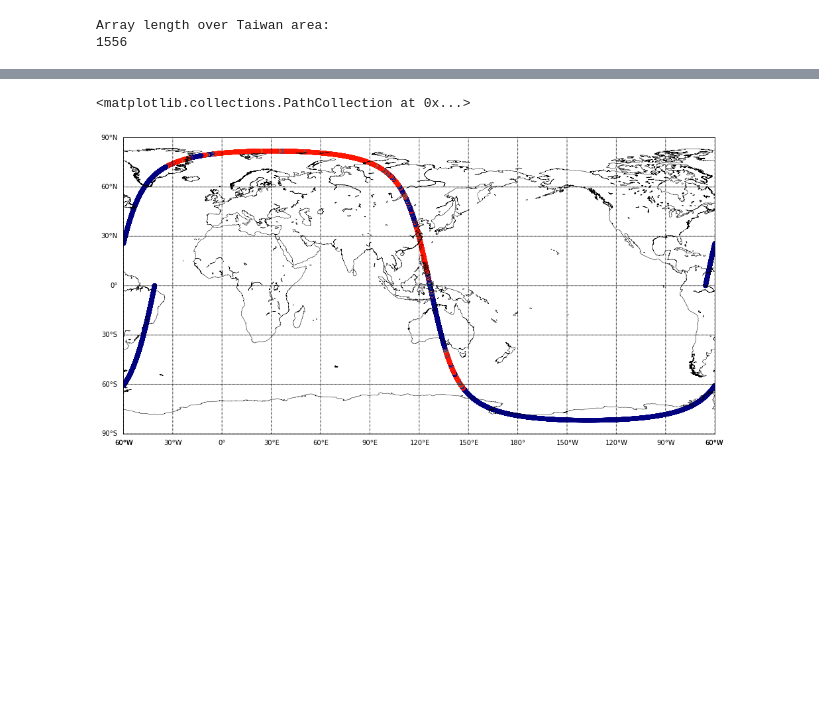
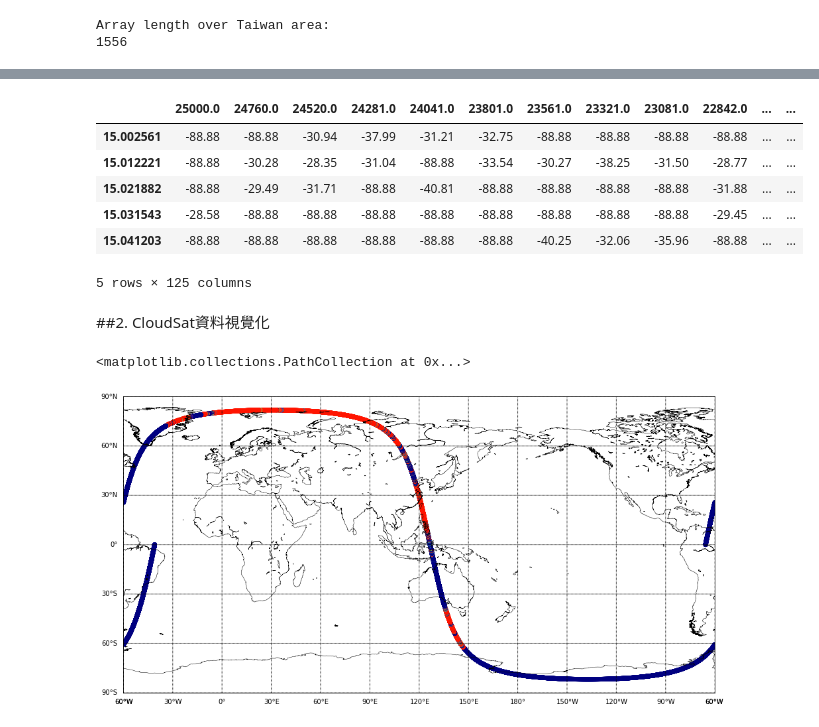
Before and after one commit to jerryjerry9/CloudSat_tutorial, a Jupyter notebook: cloudsat_process.ipynb, the cells around one changed output, grey strips where cells are left out. Drawn from its saved outputs; the diff is of its cells as text; code cells hidden in the pictures; blank space fills up the shorter version.

```diff
--- a/cloudsat_process.ipynb
+++ b/cloudsat_process.ipynb
@@ -203 +259,14 @@ for i in range(0,shape1[0]):
+# %%
+Ref_array_demo = pd.DataFrame(taiwan_Reflectivity[:,:] ,columns=taiwan_height[0,:] ,index=taiwan_lat[:,0])
+Ref_array_demo.head()
+# %% [output]
+|  | 25000.0 | 24760.0 | 24520.0 | 24281.0 | 24041.0 | 23801.0 | 23561.0 | 23321.0 | 23081.0 | 22842.0 | ... | ... |
+| 15.002561 | -88.88 | -88.88 | -30.94 | -37.99 | -31.21 | -32.75 | -88.88 | -88.88 | -88.88 | -88.88 | ... | ... |
+| 15.012221 | -88.88 | -30.28 | -28.35 | -31.04 | -88.88 | -33.54 | -30.27 | -38.25 | -31.50 | -28.77 | ... | ... |
+| 15.021882 | -88.88 | -29.49 | -31.71 | -88.88 | -40.81 | -88.88 | -88.88 | -88.88 | -88.88 | -31.88 | ... | ... |
+| 15.031543 | -28.58 | -88.88 | -88.88 | -88.88 | -88.88 | -88.88 | -88.88 | -88.88 | -88.88 | -29.45 | ... | ... |
+| 15.041203 | -88.88 | -88.88 | -88.88 | -88.88 | -88.88 | -88.88 | -40.25 | -32.06 | -35.96 | -88.88 | ... | ... |
+5 rows × 125 columns
+# %% [markdown]
+##2. CloudSat資料視覺化
 # %%
```
Also changed, not shown: parts of 19 cells of this notebook.
